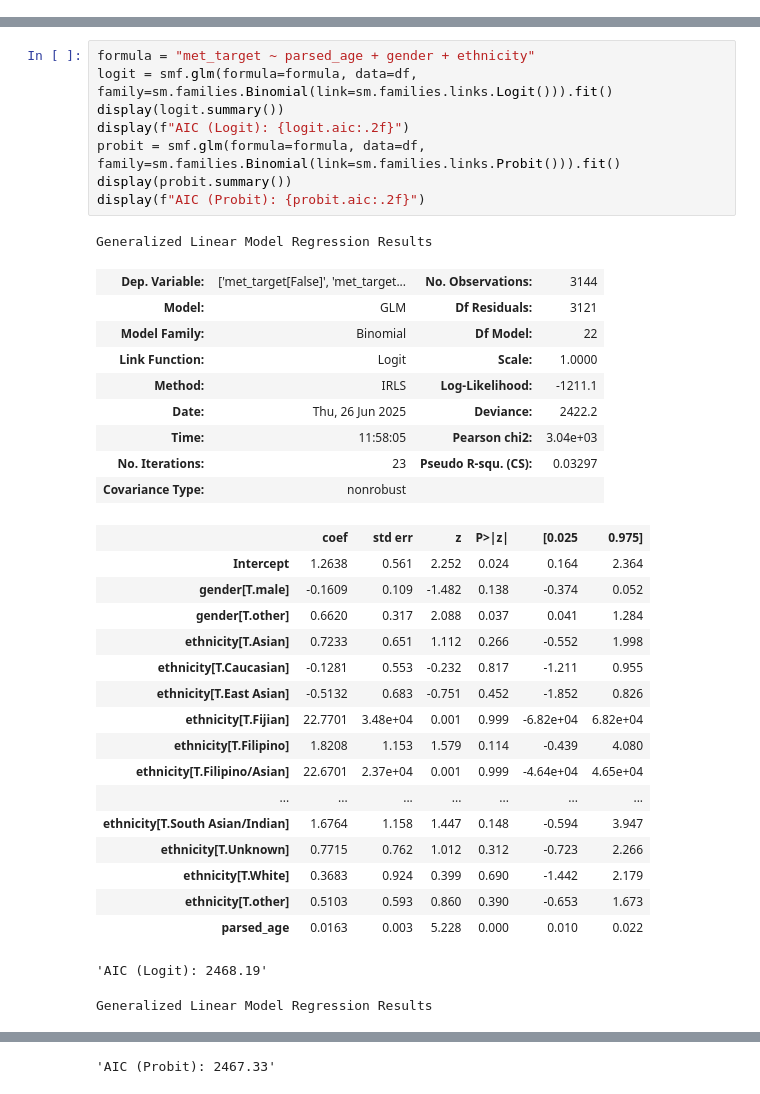
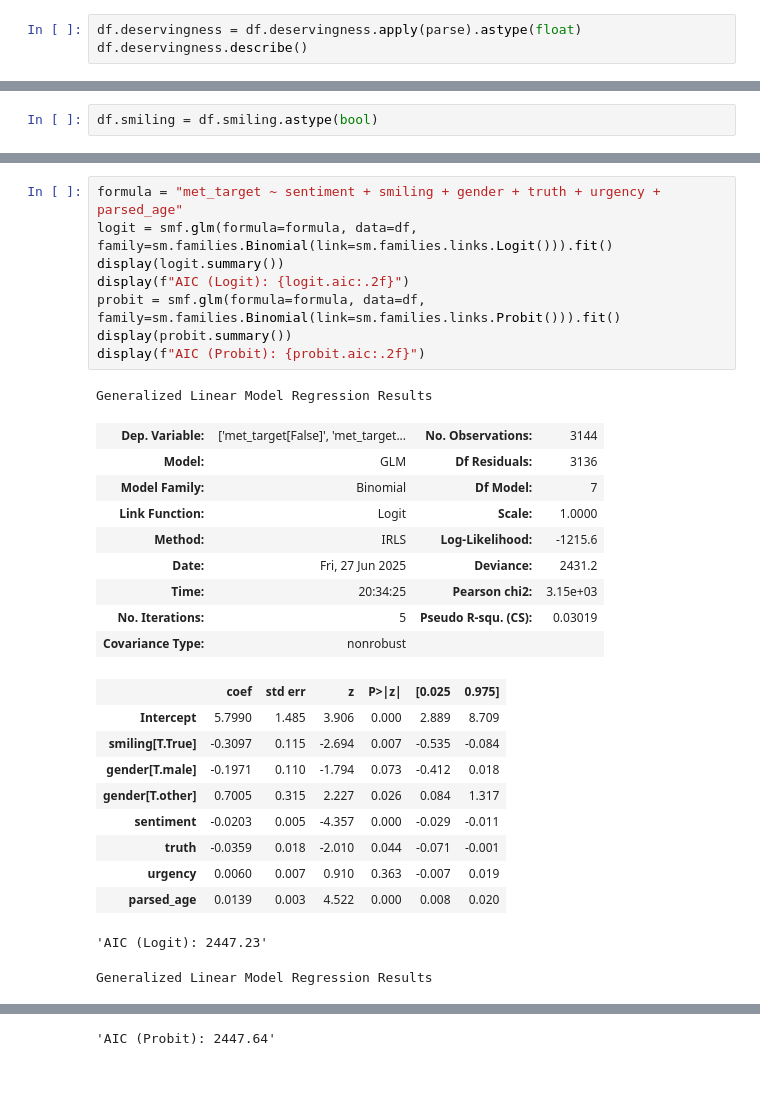
Before and after one commit to UoA-eResearch/givealittle, a Jupyter notebook: LLM_results.ipynb, the cells around one changed output, grey strips where cells are left out. Saved outputs shown, nothing was run; the diff lists cells and outputs as text.

Commit message:
adjust formula

```diff
--- a/LLM_results.ipynb
+++ b/LLM_results.ipynb
@@ -265,0 +266,3 @@ time: 4.16 ms (started: 2025-06-26 11:58:04 +12:00)
+# %%
+df.deservingness = df.deservingness.apply(parse).astype(float)
+df.deservingness.describe()
@@ -341,0 +357,2 @@ time: 638 ms (started: 2025-06-26 11:58:04 +12:00)
+# %%
+df.smiling = df.smiling.astype(bool)
@@ -342,38 +361,31 @@ time: 638 ms (started: 2025-06-26 11:58:04 +12:00)
 # %%
-formula = "met_target ~ parsed_age + gender + ethnicity"
+formula = "met_target ~ sentiment + smiling + gender + truth + urgency + parsed_age"
 logit = smf.glm(formula=formula, data=df, family=sm.families.Binomial(link=sm.families.links.Logit())).fit()
 display(logit.summary())
 display(f"AIC (Logit): {logit.aic:.2f}")
 probit = smf.glm(formula=formula, data=df, family=sm.families.Binomial(link=sm.families.links.Probit())).fit()
 display(probit.summary())
 display(f"AIC (Probit): {probit.aic:.2f}")
 # %% [output]
 Generalized Linear Model Regression Results
 | Dep. Variable: | ['met_target[False]', 'met_target... | No. Observations: | 3144 |
-| Model: | GLM | Df Residuals: | 3121 |
-| Model Family: | Binomial | Df Model: | 22 |
+| Model: | GLM | Df Residuals: | 3136 |
+| Model Family: | Binomial | Df Model: | 7 |
 | Link Function: | Logit | Scale: | 1.0000 |
-| Method: | IRLS | Log-Likelihood: | -1211.1 |
-| Date: | Thu, 26 Jun 2025 | Deviance: | 2422.2 |
-| Time: | 11:58:05 | Pearson chi2: | 3.04e+03 |
-| No. Iterations: | 23 | Pseudo R-squ. (CS): | 0.03297 |
+| Method: | IRLS | Log-Likelihood: | -1215.6 |
+| Date: | Fri, 27 Jun 2025 | Deviance: | 2431.2 |
+| Time: | 20:34:25 | Pearson chi2: | 3.15e+03 |
+| No. Iterations: | 5 | Pseudo R-squ. (CS): | 0.03019 |
 | Covariance Type: | nonrobust |  |  |
 |  | coef | std err | z | P>|z| | [0.025 | 0.975] |
-| Intercept | 1.2638 | 0.561 | 2.252 | 0.024 | 0.164 | 2.364 |
-| gender[T.male] | -0.1609 | 0.109 | -1.482 | 0.138 | -0.374 | 0.052 |
-| gender[T.other] | 0.6620 | 0.317 | 2.088 | 0.037 | 0.041 | 1.284 |
-| ethnicity[T.Asian] | 0.7233 | 0.651 | 1.112 | 0.266 | -0.552 | 1.998 |
-| ethnicity[T.Caucasian] | -0.1281 | 0.553 | -0.232 | 0.817 | -1.211 | 0.955 |
-| ethnicity[T.East Asian] | -0.5132 | 0.683 | -0.751 | 0.452 | -1.852 | 0.826 |
-| ethnicity[T.Fijian] | 22.7701 | 3.48e+04 | 0.001 | 0.999 | -6.82e+04 | 6.82e+04 |
-| ethnicity[T.Filipino] | 1.8208 | 1.153 | 1.579 | 0.114 | -0.439 | 4.080 |
-| ethnicity[T.Filipino/Asian] | 22.6701 | 2.37e+04 | 0.001 | 0.999 | -4.64e+04 | 4.65e+04 |
-| ... | ... | ... | ... | ... | ... | ... |
-| ethnicity[T.South Asian/Indian] | 1.6764 | 1.158 | 1.447 | 0.148 | -0.594 | 3.947 |
-| ethnicity[T.Unknown] | 0.7715 | 0.762 | 1.012 | 0.312 | -0.723 | 2.266 |
-| ethnicity[T.White] | 0.3683 | 0.924 | 0.399 | 0.690 | -1.442 | 2.179 |
-| ethnicity[T.other] | 0.5103 | 0.593 | 0.860 | 0.390 | -0.653 | 1.673 |
-| parsed_age | 0.0163 | 0.003 | 5.228 | 0.000 | 0.010 | 0.022 |
+| Intercept | 5.7990 | 1.485 | 3.906 | 0.000 | 2.889 | 8.709 |
+| smiling[T.True] | -0.3097 | 0.115 | -2.694 | 0.007 | -0.535 | -0.084 |
+| gender[T.male] | -0.1971 | 0.110 | -1.794 | 0.073 | -0.412 | 0.018 |
+| gender[T.other] | 0.7005 | 0.315 | 2.227 | 0.026 | 0.084 | 1.317 |
+| sentiment | -0.0203 | 0.005 | -4.357 | 0.000 | -0.029 | -0.011 |
+| truth | -0.0359 | 0.018 | -2.010 | 0.044 | -0.071 | -0.001 |
+| urgency | 0.0060 | 0.007 | 0.910 | 0.363 | -0.007 | 0.019 |
+| parsed_age | 0.0139 | 0.003 | 4.522 | 0.000 | 0.008 | 0.020 |
-'AIC (Logit): 2468.19'
+'AIC (Logit): 2447.23'
 Generalized Linear Model Regression Results
 | Dep. Variable: | ['met_target[False]', 'met_target... | No. Observations: | 3144 |
@@ -404 +409 @@ Generalized Linear Model Regression Results
-'AIC (Probit): 2467.33'
+'AIC (Probit): 2447.64'
```
Also changed, not shown: parts of 27 cells of this notebook, 1 other file.
